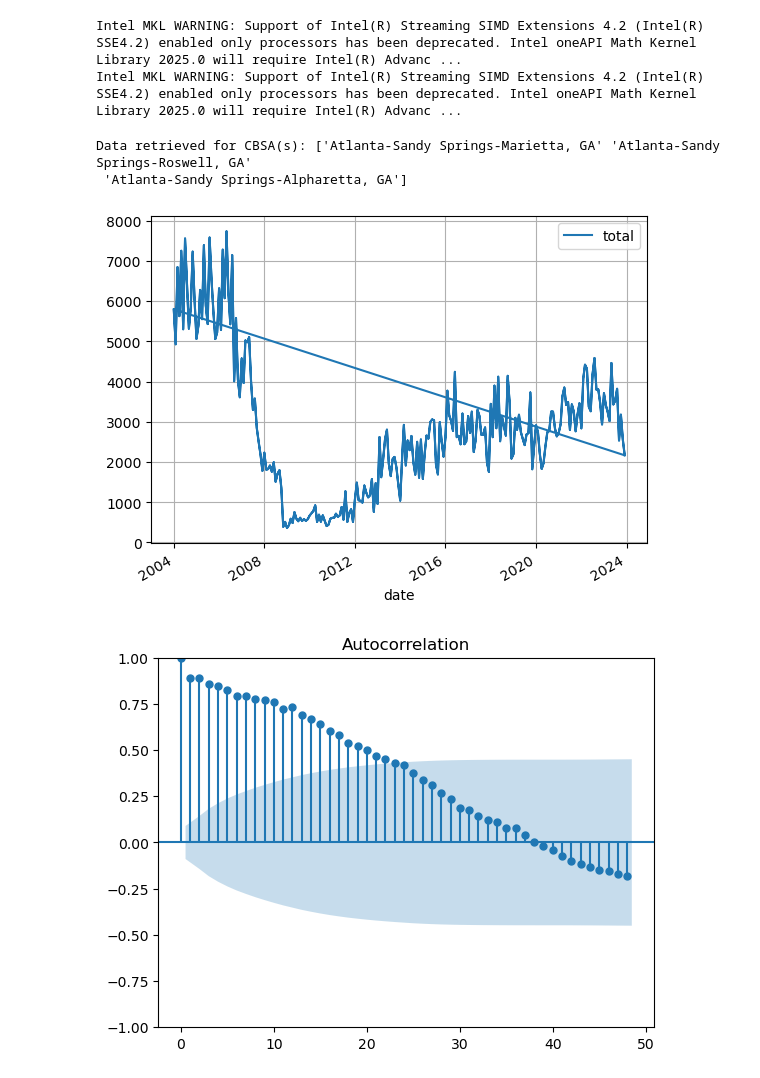
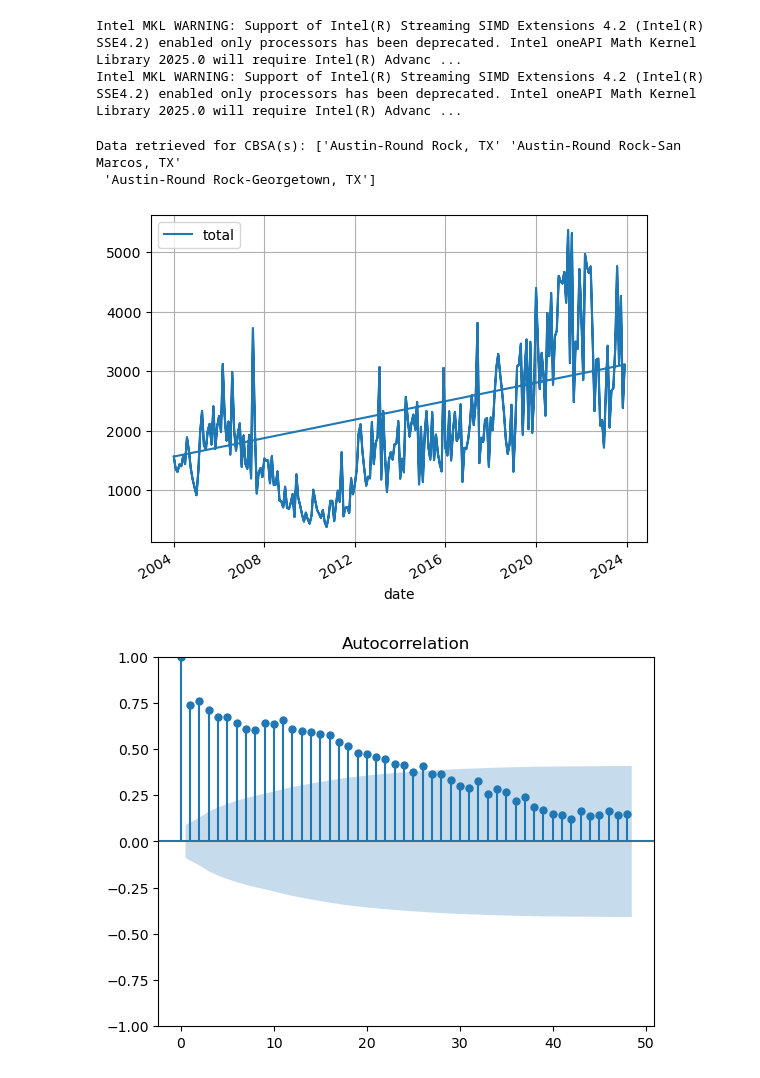
Before and after one commit to alfonso1003/building_permits_survey, a Jupyter notebook: notebooks/analysis.ipynb, the cells around one changed output. Cells and saved outputs as stored; diff of their text form; code cells hidden in the pictures.

```diff
--- a/notebooks/analysis.ipynb
+++ b/notebooks/analysis.ipynb
@@ -45,13 +45,13 @@ def resample_data(df: pd.DataFrame, how: str = "sum", rule: str = "Q") -> pd.Dat
 Intel MKL WARNING: Support of Intel(R) Streaming SIMD Extensions 4.2 (Intel(R) SSE4.2) enabled only processors has been deprecated. Intel oneAPI Math Kernel Library 2025.0 will require Intel(R) Advanc ...
 Intel MKL WARNING: Support of Intel(R) Streaming SIMD Extensions 4.2 (Intel(R) SSE4.2) enabled only processors has been deprecated. Intel oneAPI Math Kernel Library 2025.0 will require Intel(R) Advanc ...
 # %%
-data = get_data("atlanta")
+data = get_data("austin")
 data.plot(grid=True)
 plt.show()
 # %% [output]
-Data retrieved for CBSA(s): ['Atlanta-Sandy Springs-Marietta, GA' 'Atlanta-Sandy Springs-Roswell, GA'
- 'Atlanta-Sandy Springs-Alpharetta, GA']
+Data retrieved for CBSA(s): ['Austin-Round Rock, TX' 'Austin-Round Rock-San Marcos, TX'
+ 'Austin-Round Rock-Georgetown, TX']
-[figure, old version]
+[figure, new version]
 # %%
 # resampled_data = resample_data(data)
 # resampled_data.plot(grid=True)
@@ -60,7 +60,7 @@ Data retrieved for CBSA(s): ['Atlanta-Sandy Springs-Marietta, GA' 'Atlanta-Sandy
 plot_acf(data["total"], alpha=0.05, lags=48)
 plt.show()
 # %% [output]
-[figure, old version]
+[figure, new version]
 # %%
 # Run the ADF test on the total building permits series and print out the results
 # results = adfuller(resampled_data)
```
Also changed, not shown: parts of 3 cells of this notebook.
